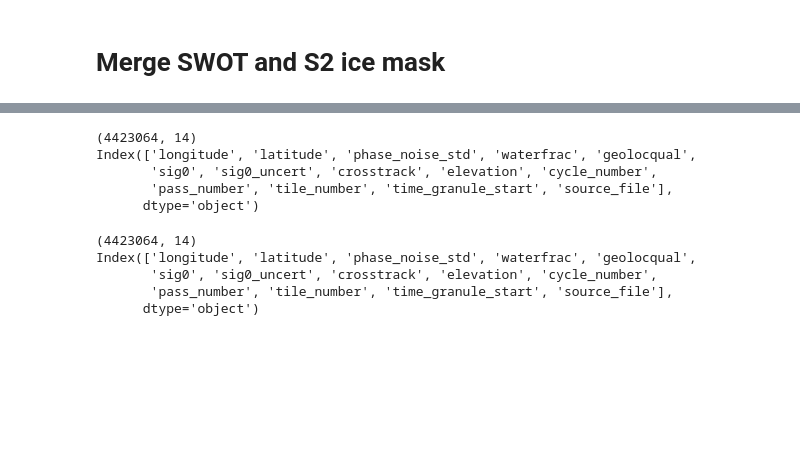
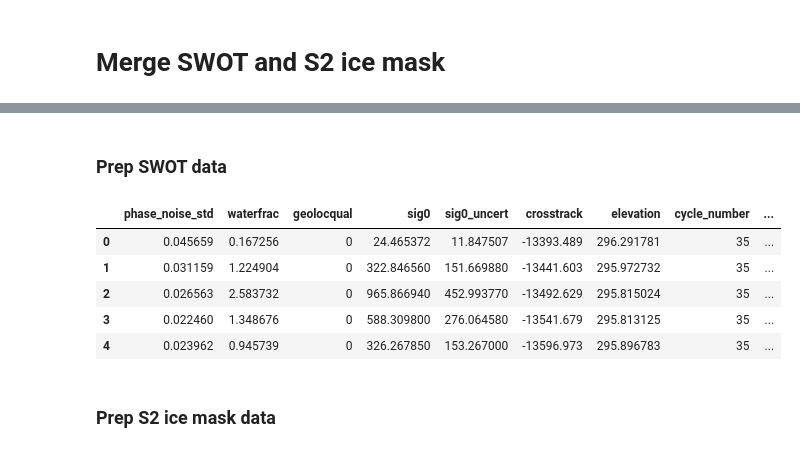
Before and after one commit to mlmac-seid/SWOT-aufeis, a Jupyter notebook: 3.0_merge_SWOT_Sentinel2.ipynb, the cells around one changed output, grey strips where cells are left out. Drawn from its saved outputs; the diff is of its cells as text; code cells hidden in the pictures; blank space fills up the shorter version.

```diff
--- a/3.0_merge_SWOT_Sentinel2.ipynb
+++ b/3.0_merge_SWOT_Sentinel2.ipynb
@@ -12,29 +15,51 @@ import matplotlib.pyplot as plt
+# %% [markdown]
+### Prep SWOT data
 # %%
-SWOT_df = pd.read_pickle("../../../../shared_space/SWOT_Aufeis/SWOT_PIXC_data/filtered_SWOT_PIXC.pkl")
-print(SWOT_df.shape)
-# print(df.head())
+# SWOT_df = pd.read_pickle("../../../../shared_space/SWOT_Aufeis/SWOT_PIXC_data/filtered_SWOT_PIXC.pkl")
 
-# column names
-print(SWOT_df.columns)
+# load in the reprojected & filtered SWOT obs
+SWOT_df = pd.read_csv("../SWOT_reprojected.csv")
+
+# # column names
+# print(SWOT_df.columns)
+# # shape
+# print(SWOT_df.shape)
-# %% [output]
-(4423064, 14)
-Index(['longitude', 'latitude', 'phase_noise_std', 'waterfrac', 'geolocqual',
-       'sig0', 'sig0_uncert', 'crosstrack', 'elevation', 'cycle_number',
-       'pass_number', 'tile_number', 'time_granule_start', 'source_file'],
-      dtype='object')
-# %%
-import geopandas as gpd
-from shapely.geometry import Point
-
-# Load the SWOT pickle file
-SWOT_df = pd.read_pickle("../../../../shared_space/SWOT_Aufeis/SWOT_PIXC_data/filtered_SWOT_PIXC.pkl")
-# # check shape and columns
-print(SWOT_df.shape)
-print(SWOT_df.columns)
-# %% [output]
-(4423064, 14)
-Index(['longitude', 'latitude', 'phase_noise_std', 'waterfrac', 'geolocqual',
-       'sig0', 'sig0_uncert', 'crosstrack', 'elevation', 'cycle_number',
-       'pass_number', 'tile_number', 'time_granule_start', 'source_file'],
-      dtype='object')
+# %%
+# drop lat lon columns now that we are in UTMs
+SWOT_df = SWOT_df.drop(columns=["longitude", "latitude"])
+
+# convert timestamps to datetime objects
+SWOT_df['time_granule_start'] = pd.to_datetime(SWOT_df['time_granule_start'])
+# %%
+# Create a normalized elevation column based on grouped cycle, pass, and time information
+
+# Confirm elevation is numeric
+SWOT_df['elevation'] = pd.to_numeric(SWOT_df['elevation'], errors='coerce')
+
+# Function to return normalized values between 0 and 1
+def _group_minmax(series):
+    mn = series.min()
+    mx = series.max()
+    # if values are NaN keep them NaN
+    if pd.isna(mn) and pd.isna(mx):
+        return pd.Series(np.nan, index=series.index)
+    # if constant group (mx == mn), don't normalize and set to NaN (this shouldn't happen tho)
+    if mx == mn:
+        return pd.Series(np.nan, index=series.index)
+    return (series - mn) / (mx - mn)
+
+# Create the normalized elevation
+SWOT_df['elevation_normalized'] = (SWOT_df
+    .groupby(['cycle_number', 'pass_number', 'time_granule_start'])['elevation'] # group by cycle, pass, & time
+    .transform(_group_minmax) # normalize!
+)
+# %%
+SWOT_df.head(5)
+# %% [output]
+|  | phase_noise_std | waterfrac | geolocqual | sig0 | sig0_uncert | crosstrack | elevation | cycle_number | ... |
+| 0 | 0.045659 | 0.167256 | 0 | 24.465372 | 11.847507 | -13393.489 | 296.291781 | 35 | ... |
+| 1 | 0.031159 | 1.224904 | 0 | 322.846560 | 151.669880 | -13441.603 | 295.972732 | 35 | ... |
+| 2 | 0.026563 | 2.583732 | 0 | 965.866940 | 452.993770 | -13492.629 | 295.815024 | 35 | ... |
+| 3 | 0.022460 | 1.348676 | 0 | 588.309800 | 276.064580 | -13541.679 | 295.813125 | 35 | ... |
+| 4 | 0.023962 | 0.945739 | 0 | 326.267850 | 153.267000 | -13596.973 | 295.896783 | 35 | ... |
 # %%
@@ -58,0 +83,2 @@ Index(['longitude', 'latitude', 'phase_noise_std', 'waterfrac', 'geolocqual',
+# %% [markdown]
+### Prep S2 ice mask data
```
Also changed, not shown: parts of 25 cells of this notebook.
